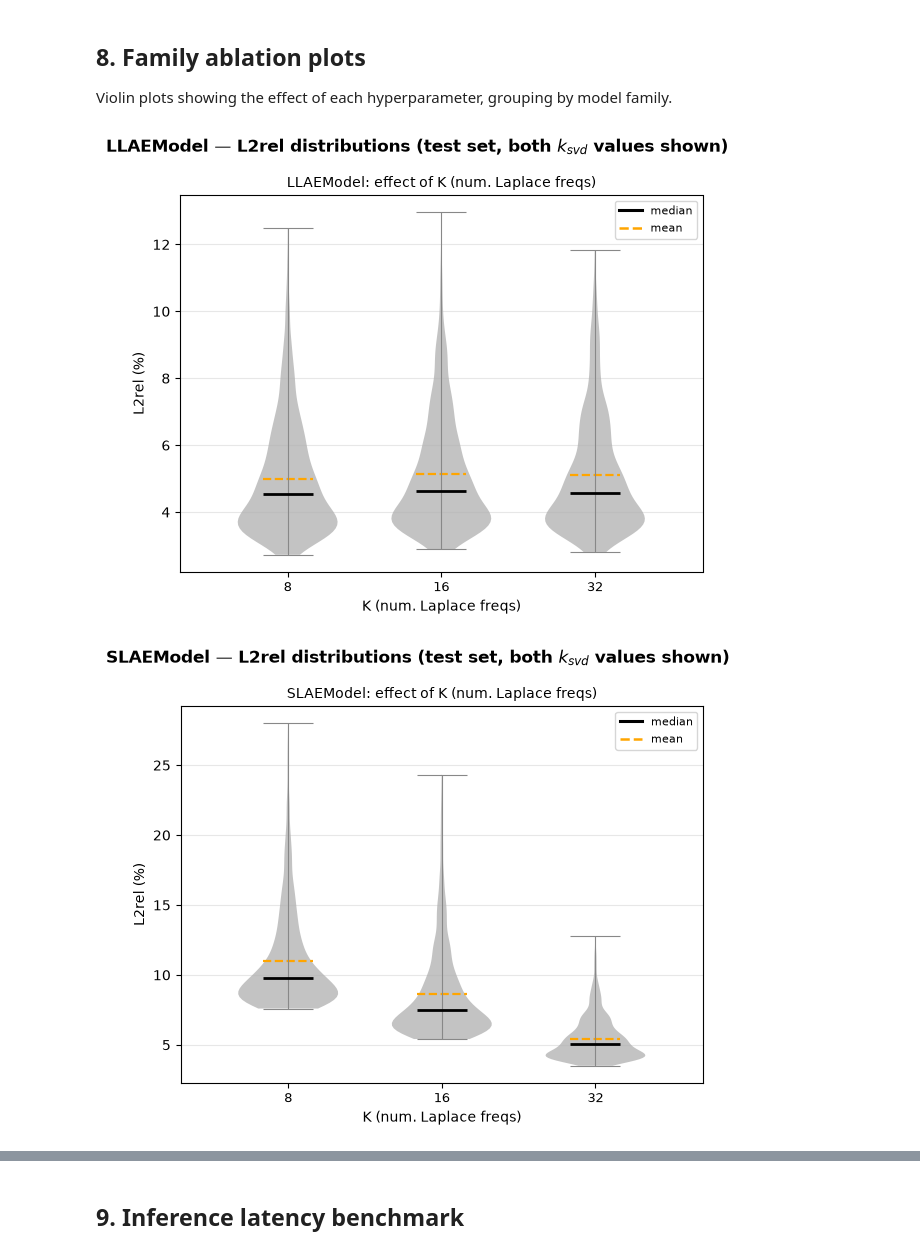
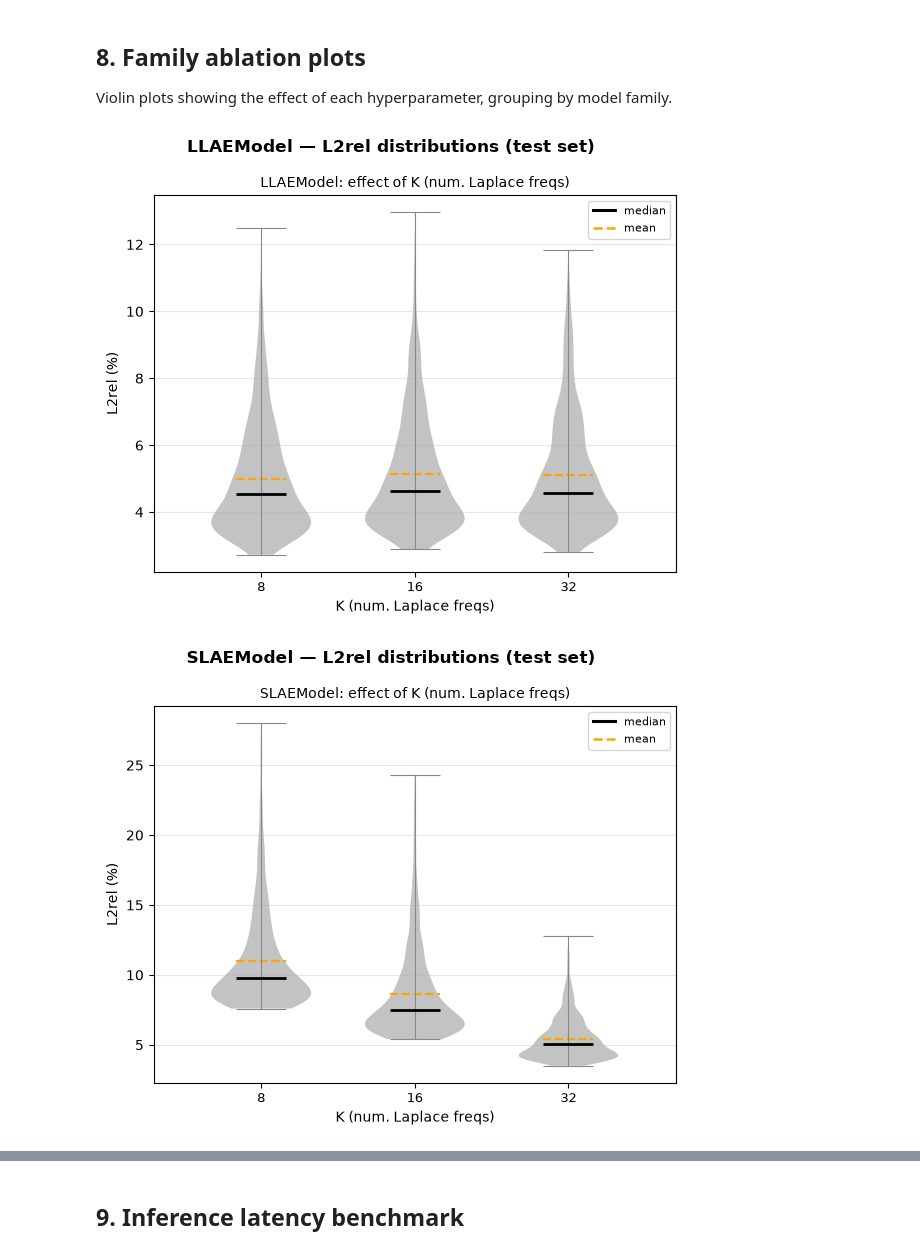
Before and after one commit to keyvanatt/laplace-autoencoders, a Jupyter notebook: notebooks/eval_surrogates.ipynb, the cells around one changed output, grey strips where cells are left out. Saved outputs shown, nothing was run; the diff lists cells and outputs as text; code cells hidden in the pictures.

```diff
--- a/notebooks/eval_surrogates.ipynb
+++ b/notebooks/eval_surrogates.ipynb
@@ -260,9 +260,6 @@ def _pretty_name(name: str) -> str:
 
     suffix = m.group('suffix')
     bits   = [f"t{m.group('n_trunk')}h{m.group('n_head')}"]
-    ksvd   = re.search(r'ksvd(\d+)', suffix)
-    if ksvd:
-        bits.append(f'k_svd={ksvd.group(1)}')
     rank = re.search(r'rs(\d+)rz(\d+)', suffix)
     if rank:
         bits.append(f'r_s={rank.group(1)}, r_z={rank.group(2)}')
@@ -457,7 +454,6 @@ Violin plots showing the effect of each hyperparameter, grouping by model family
 # %%
 from collections import defaultdict
 from matplotlib.lines import Line2D
-from matplotlib.patches import Patch
 
 # Parse surrogate checkpoint name into structured dict
 def _parse_surr_name(name: str) -> dict | None:
@@ -471,10 +467,6 @@ def _parse_surr_name(name: str) -> dict | None:
     if not ae_m:
         return None
 
-    suffix  = m.group('suffix')
-    ksvd_m  = re.search(r'ksvd(\d+)', suffix)
-    k_svd   = int(ksvd_m.group(1)) if ksvd_m else None
-
     return {
         'name'   : name,
         'cls'    : cls,
@@ -484,25 +476,15 @@ def _parse_surr_name(name: str) -> dict | None:
         'gamma'  : float(ae_m.group('g')),
         'n_trunk': int(m.group('n_trunk')),
         'n_head' : int(m.group('n_head')),
-        'k_svd'  : k_svd,
     }
 
 parsed_rows = [r for r in (_parse_surr_name(n) for n in results) if r is not None]
 
-# Two colors for the two k_svd values (lo / hi), ranked by value
-KSVD_COLORS = ['#5B9BD5', '#ED7D31']
-
 
 def _violin_ablation(ax, rows, var_name, xlabel, title):
-    """Draw grouped violins, one per k_svd value, side by side for each x-tick."""
+    """Draw one violin per value of `var_name`."""
     if not rows:
         ax.set_title(f"{title}\n(no data)"); ax.axis('off'); return
-
-    ksvd_vals = sorted(set(r['k_svd'] for r in rows if r['k_svd'] is not None))
-    has_ksvd  = len(ksvd_vals) >= 2
-    n_ksvd    = len(ksvd_vals) if has_ksvd else 1
-    width     = 0.35 if has_ksvd else 0.65
-    spread    = 0.22  # half-distance between the two violins
 
     xs_vals = sorted(set(r[var_name] for r in rows))
 
@@ -511,32 +493,22 @@ def _violin_ablation(ax, rows, var_name, xlabel, title):
         Line2D([0], [0], color='orange', linewidth=1.8, linestyle='--', label='mean'),
     ]
 
-    for ki, ksvd in enumerate(ksvd_vals if has_ksvd else [None]):
-        color   = KSVD_COLORS[ki] if has_ksvd else '#888888'
-        offset  = (ki - (n_ksvd - 1) / 2) * spread * 2  # centers the group
+    groups = defaultdict(list)
+    for r in rows:
+        groups[r[var_name]].extend(results[r['name']].tolist())
 
-        sub = [r for r in rows if (r['k_svd'] == ksvd if has_ksvd else True)]
-        groups = defaultdict(list)
-        for r in sub:
-            groups[r[var_name]].extend(results[r['name']].tolist())
-
-        positions = [i + offset for i, v in enumerate(xs_vals) if v in groups]
-        datasets  = [groups[v] for v in xs_vals if v in groups]
-        if not datasets:
-            continue
-
-        parts = ax.violinplot(datasets, positions=positions, widths=width,
+    positions = [i for i, v in enumerate(xs_vals) if v in groups]
+    datasets  = [groups[v] for v in xs_vals if v in groups]
+    if datasets:
+        parts = ax.violinplot(datasets, positions=positions, widths=0.65,
                               showmedians=True, showmeans=True, showextrema=True)
         for pc in parts['bodies']:
-            pc.set_facecolor(color); pc.set_alpha(0.5)
+            pc.set_facecolor('#888888'); pc.set_alpha(0.5)
         parts['cmedians'].set_color('black'); parts['cmedians'].set_linewidth(2.0)
         parts['cmeans'].set_color('orange');  parts['cmeans'].set_linewidth(1.6)
         parts['cmeans'].set_linestyle('--')
         for key in ('cmaxes', 'cmins', 'cbars'):
-            parts[key].set_color(color); parts[key].set_linewidth(0.8)
-
-        if has_ksvd:
-            legend_handles.append(Patch(color=color, alpha=0.6, label=f'$k_{{svd}}$={ksvd}'))
+            parts[key].set_color('#888888'); parts[key].set_linewidth(0.8)
 
     ax.set_xticks(range(len(xs_vals)))
     ax.set_xticklabels([str(v) for v in xs_vals], fontsize=9)
@@ -548,38 +520,37 @@ def _violin_ablation(ax, rows, var_name, xlabel, title):
     ax.grid(alpha=0.3, axis='y')
 
 
-# One figure per family; ablations: K, ld, n_trunk (k_svd shown via colors, not as a separate violin)
+# One figure per family; ablations: K, ld, n_trunk
 families = sorted(set(r['cls'] for r in parsed_rows))
 
 for family in families:
     frows = [r for r in parsed_rows if r['cls'] == family]
     if not frows:
         continue
 
     ablations = []
     for var, xlabel in [
         ('K',      'K (num. Laplace freqs)'),
         ('ld',     'latent dim'),
         ('n_trunk','n_trunk'),
     ]:
         if len(set(r[var] for r in frows)) > 1:
             ablations.append((var, xlabel))
 
     if not ablations:
         print(f'{family}: only one configuration found, skipping ablation plot.')
         continue
 
     fig, axes = plt.subplots(1, len(ablations), figsize=(6 * len(ablations), 5))
     if len(ablations) == 1:
         axes = [axes]
 
     for ax, (var, xlabel) in zip(axes, ablations):
         _violin_ablation(ax, frows, var, xlabel, f'{family}: effect of {xlabel}')
 
-    fig.suptitle(f'{family} — L2rel distributions (test set, both $k_{{svd}}$ values shown)',
-                 fontweight='bold')
+    fig.suptitle(f'{family} — L2rel distributions (test set)', fontweight='bold')
     fig.tight_layout()
     plt.show()
 # %% [output]
-[figure, old version]
+[figure, new version]
-[figure, old version]
+[figure, new version]
```
Also changed, not shown: parts of 5 cells of this notebook, 1 other file.
